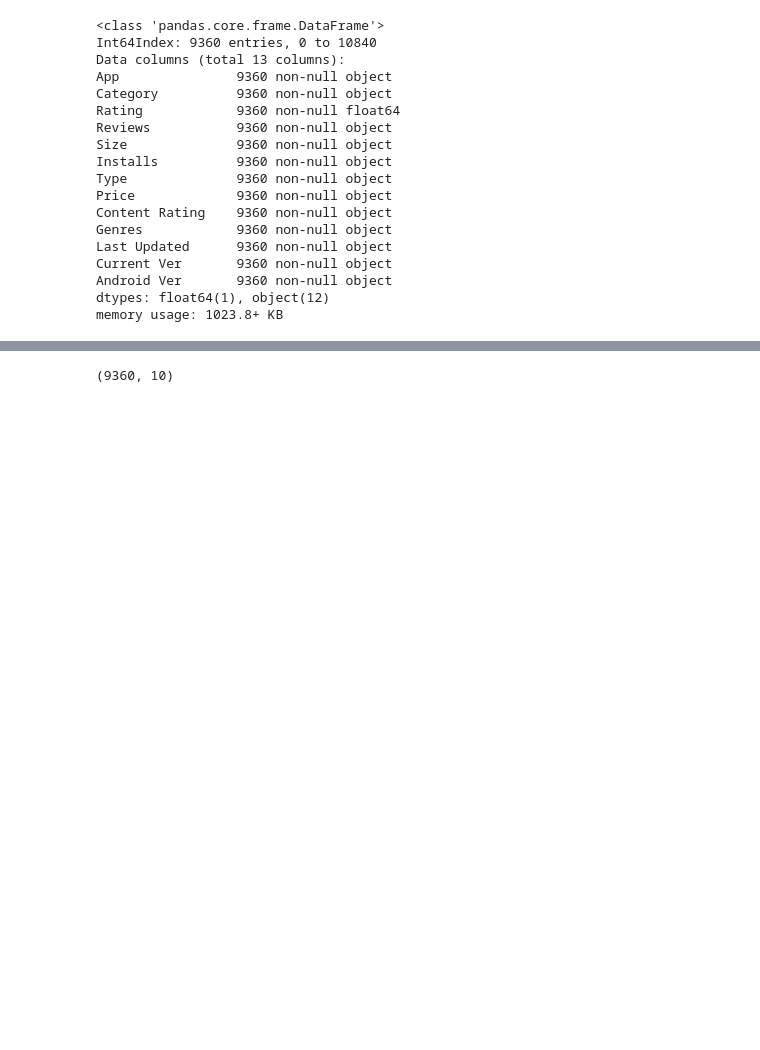
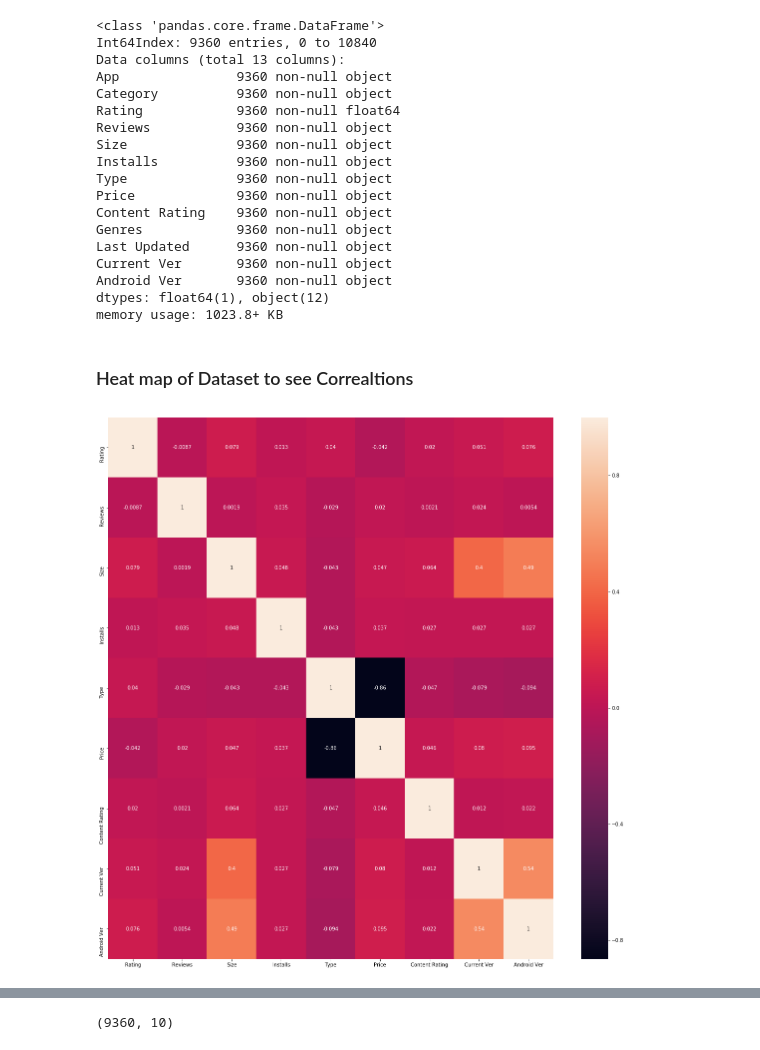
Before and after one commit to nome2050/Google-Play-Apps-Project, a Jupyter notebook: Machine Learning Project.ipynb, the cells around one changed output, grey strips where cells are left out. Cells and saved outputs as stored; diff of their text form; code cells hidden in the pictures; blank space fills up the shorter version.

```diff
--- a/Machine Learning Project.ipynb
+++ b/Machine Learning Project.ipynb
@@ -60,3 +67,11 @@ Current Ver       9360 non-null object
 Android Ver       9360 non-null object
 dtypes: float64(1), object(12)
 memory usage: 1023.8+ KB
+# %% [markdown]
+### Heat map of Dataset to see Correaltions
+# %%
+plt.subplots(figsize=(20,20))
+sns.heatmap(dataset.corr(), annot=True)
+plt.show()
+# %% [output]
+[figure, added]
```
Also changed, not shown: parts of 36 cells of this notebook.
